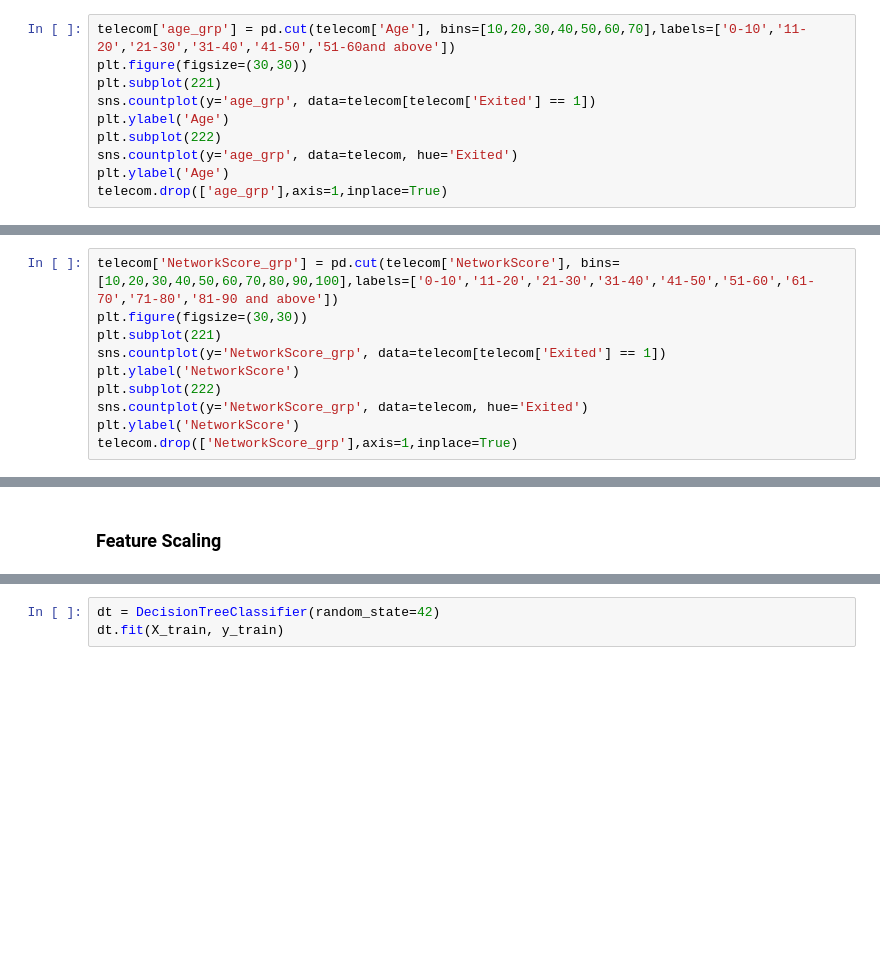
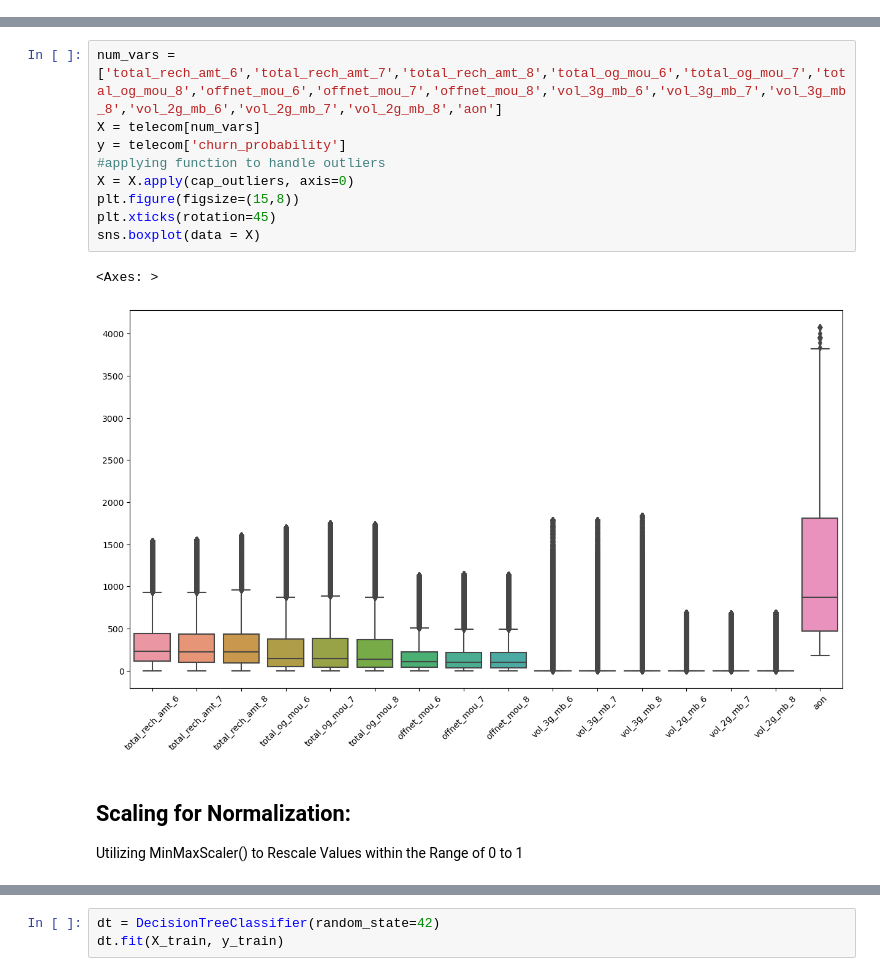
Before and after one commit to bitz-chauhan/telecom-churn-model-prediction, a Jupyter notebook: telecom-churn-case-study.ipynb, the cells around one changed output, grey strips where cells are left out. Cells and saved outputs as stored; diff of their text form; blank space fills up the shorter version.

```diff
--- a/telecom-churn-case-study.ipynb
+++ b/telecom-churn-case-study.ipynb
@@ -168,10 +261,0 @@ customer with less product seems to churm more.
-# %%
-telecom['age_grp'] = pd.cut(telecom['Age'], bins=[10,20,30,40,50,60,70],labels=['0-10','11-20','21-30','31-40','41-50','51-60and above'])
-plt.figure(figsize=(30,30))
-plt.subplot(221)
-sns.countplot(y='age_grp', data=telecom[telecom['Exited'] == 1])
-plt.ylabel('Age')
-plt.subplot(222)
-sns.countplot(y='age_grp', data=telecom, hue='Exited')
-plt.ylabel('Age')
-telecom.drop(['age_grp'],axis=1,inplace=True)
@@ -190,10 +261,0 @@ network score vs churn
-# %%
-telecom['NetworkScore_grp'] = pd.cut(telecom['NetworkScore'], bins=[10,20,30,40,50,60,70,80,90,100],labels=['0-10','11-20','21-30','31-40','41-50','51-60','61-70','71-80','81-90 and above'])
-plt.figure(figsize=(30,30))
-plt.subplot(221)
-sns.countplot(y='NetworkScore_grp', data=telecom[telecom['Exited'] == 1])
-plt.ylabel('NetworkScore')
-plt.subplot(222)
-sns.countplot(y='NetworkScore_grp', data=telecom, hue='Exited')
-plt.ylabel('NetworkScore')
-telecom.drop(['NetworkScore_grp'],axis=1,inplace=True)
@@ -258,2 +273,16 @@ From the distribution shown above, you can see that there no outliers in your da
+# %%
+num_vars = ['total_rech_amt_6','total_rech_amt_7','total_rech_amt_8','total_og_mou_6','total_og_mou_7','total_og_mou_8','offnet_mou_6','offnet_mou_7','offnet_mou_8','vol_3g_mb_6','vol_3g_mb_7','vol_3g_mb_8','vol_2g_mb_6','vol_2g_mb_7','vol_2g_mb_8','aon']
+X = telecom[num_vars]
+y = telecom['churn_probability']
+#applying function to handle outliers
+X = X.apply(cap_outliers, axis=0)
+plt.figure(figsize=(15,8))
+plt.xticks(rotation=45)
+sns.boxplot(data = X)
+# %% [output]
+<Axes: >
+[figure, added]
 # %% [markdown]
-### Feature Scaling
+## Scaling for Normalization:
+
+Utilizing MinMaxScaler() to Rescale Values within the Range of 0 to 1
```
Also changed, not shown: parts of 99 cells of this notebook, 7 other files.
